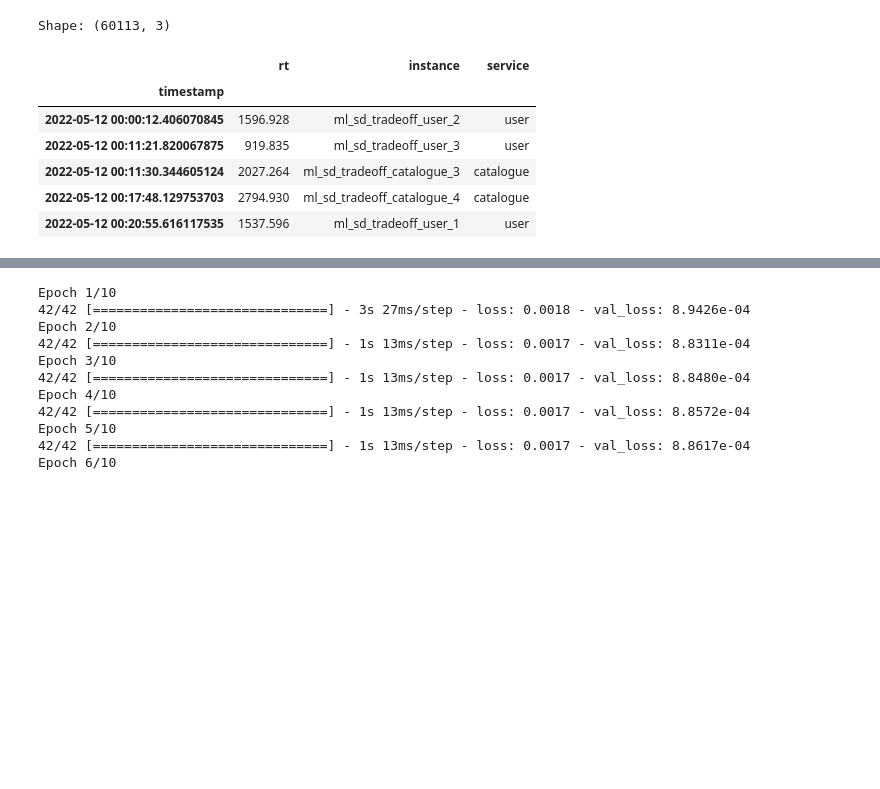
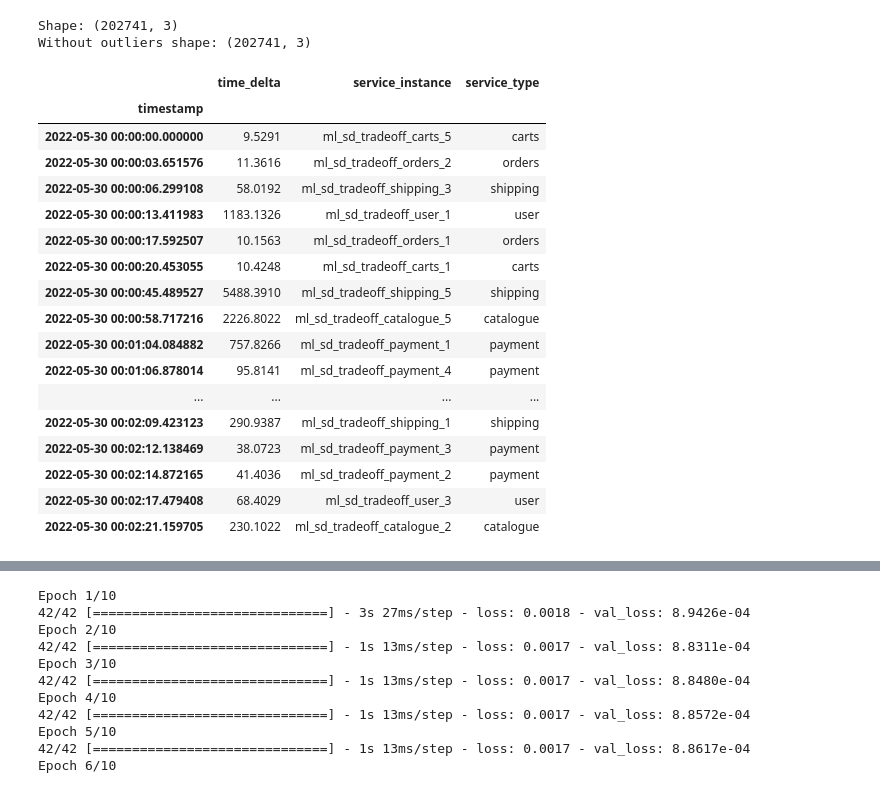
Before and after one commit to karthikv1392/ML_SD_Tradeoff, a Jupyter notebook: notebooks/rt_timeseries_training.ipynb, the cells around one changed output, grey strips where cells are left out. Cells and saved outputs as stored; diff of their text form; code cells hidden in the pictures; blank space fills up the shorter version.

Commit message:
ml engine service init

```diff
--- a/notebooks/rt_timeseries_training.ipynb
+++ b/notebooks/rt_timeseries_training.ipynb
@@ -18,41 +17,29 @@ from sys import argv
 import json
 import joblib
 # %%
-def read_raw_workload_csv(filepath) -> pd.DataFrame:
+def read_workload_csv(filepath) -> pd.DataFrame:
     """Read and clean csv workload from filepath"""
     file_exists = os.path.exists(filepath)
 
     if not file_exists:
         raise FileNotFoundError
         return
-    names = ['id','timestamp','rt','instance','service']
 
-    df = pd.read_csv(filepath, names=names, skiprows=1)
+    df = pd.read_csv(filepath)
 
-    # drop id column
-    df.drop('id', axis=1, inplace=True)
-
-    # s -> ms for rt column
-    # df['rt'] = df['rt']*1000
+    # drop raw column
+    df = df.iloc[: , 1:]
 
     return df
 # %%
-workloads = ['workload_1_sim.csv',
-             'workload_2_sim.csv',
-             'workload_3_sim.csv',
-             'workload_4_sim.csv',
-             'workload_5_sim.csv',
-             'workload_6_sim.csv',
-             'workload_7_sim.csv']
+base_path = "../postgres/data/rr_week/rt/sim"
 
-base_path = "../postgres/data/"
+def load_workloads(ids):
+    """Loads and combine a list of workloads"""
+    df = read_workload_csv(f"{base_path}/workload_{ids[0]}_sim.csv")
 
-def load_workloads(workloads):
-    """Loads and combine a list of workloads"""
-    df = read_workload_csv(f"{base_path}{workloads[0]}")
-
-    for workload in workloads[1:]:
-        df_tmp = read_workload_csv(f"{base_path}{workload}")
+    for i in ids[1:]:
+        df_tmp = read_workload_csv(f"{base_path}/workload_{i}_sim.csv")
 
         df = pd.concat([df, df_tmp])
 
@@ -82,25 +69,41 @@ def series_to_supervised(data, n_in=1, n_out=1, dropnan=True):
         agg.dropna(inplace=True)
     return agg
 # %%
-df = load_workloads(workloads)
+ids = np.arange(86,93)
+
+
+df = load_workloads(ids)
 df.set_index(pd.to_datetime(df['timestamp']), inplace=True)
 df.drop('timestamp', axis=1, inplace=True)
-df['rt'] = df['rt']*1000
+df['time_delta'] = df['time_delta']*1000*100
 
 
 # OUTLIERS ELIMINATION WITH Z-VALUE
 # The z-value (standard score) gives you an idea of how far from the mean a data point is.
 # But more technically it’s a measure of how many standard deviations below or above the population
 # mean a raw score is.
-df = df[(np.abs(stats.zscore(df['rt'])) < 2)]
 print(f"Shape: {df.shape}")
-df.head()
+# df = df[(np.abs(stats.zscore(df['time_delta'])) < 2)]
+print(f"Without outliers shape: {df.shape}")
+df.head(20)
 # %% [output]
-Shape: (60113, 3)
+Shape: (202741, 3)
+Without outliers shape: (202741, 3)
-|  | rt | instance | service |
+|  | time_delta | service_instance | service_type |
 | timestamp |  |  |  |
-| 2022-05-12 00:00:12.406070845 | 1596.928 | ml_sd_tradeoff_user_2 | user |
-| 2022-05-12 00:11:21.820067875 | 919.835 | ml_sd_tradeoff_user_3 | user |
-| 2022-05-12 00:11:30.344605124 | 2027.264 | ml_sd_tradeoff_catalogue_3 | catalogue |
-| 2022-05-12 00:17:48.129753703 | 2794.930 | ml_sd_tradeoff_catalogue_4 | catalogue |
-| 2022-05-12 00:20:55.616117535 | 1537.596 | ml_sd_tradeoff_user_1 | user |
+| 2022-05-30 00:00:00.000000 | 9.5291 | ml_sd_tradeoff_carts_5 | carts |
+| 2022-05-30 00:00:03.651576 | 11.3616 | ml_sd_tradeoff_orders_2 | orders |
+| 2022-05-30 00:00:06.299108 | 58.0192 | ml_sd_tradeoff_shipping_3 | shipping |
+| 2022-05-30 00:00:13.411983 | 1183.1326 | ml_sd_tradeoff_user_1 | user |
+| 2022-05-30 00:00:17.592507 | 10.1563 | ml_sd_tradeoff_orders_1 | orders |
+| 2022-05-30 00:00:20.453055 | 10.4248 | ml_sd_tradeoff_carts_1 | carts |
+| 2022-05-30 00:00:45.489527 | 5488.3910 | ml_sd_tradeoff_shipping_5 | shipping |
+| 2022-05-30 00:00:58.717216 | 2226.8022 | ml_sd_tradeoff_catalogue_5 | catalogue |
+| 2022-05-30 00:01:04.084882 | 757.8266 | ml_sd_tradeoff_payment_1 | payment |
+| 2022-05-30 00:01:06.878014 | 95.8141 | ml_sd_tradeoff_payment_4 | payment |
+| ... | ... | ... | ... |
+| 2022-05-30 00:02:09.423123 | 290.9387 | ml_sd_tradeoff_shipping_1 | shipping |
+| 2022-05-30 00:02:12.138469 | 38.0723 | ml_sd_tradeoff_payment_3 | payment |
+| 2022-05-30 00:02:14.872165 | 41.4036 | ml_sd_tradeoff_payment_2 | payment |
+| 2022-05-30 00:02:17.479408 | 68.4029 | ml_sd_tradeoff_user_3 | user |
+| 2022-05-30 00:02:21.159705 | 230.1022 | ml_sd_tradeoff_catalogue_2 | catalogue |
```
Also changed, not shown: parts of 26 cells of this notebook, 18 other files.
